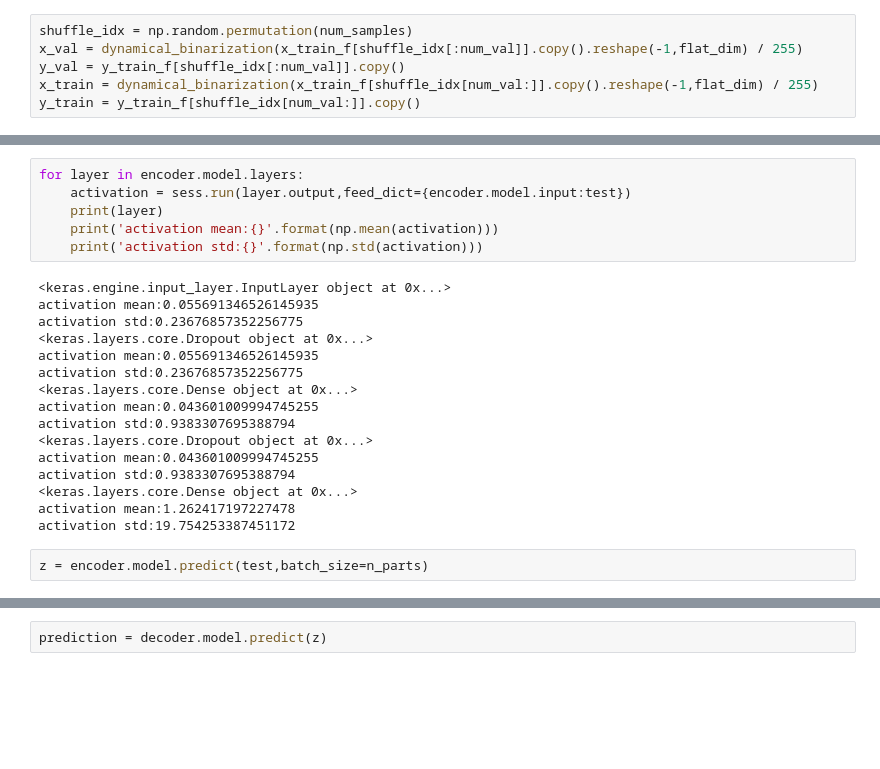
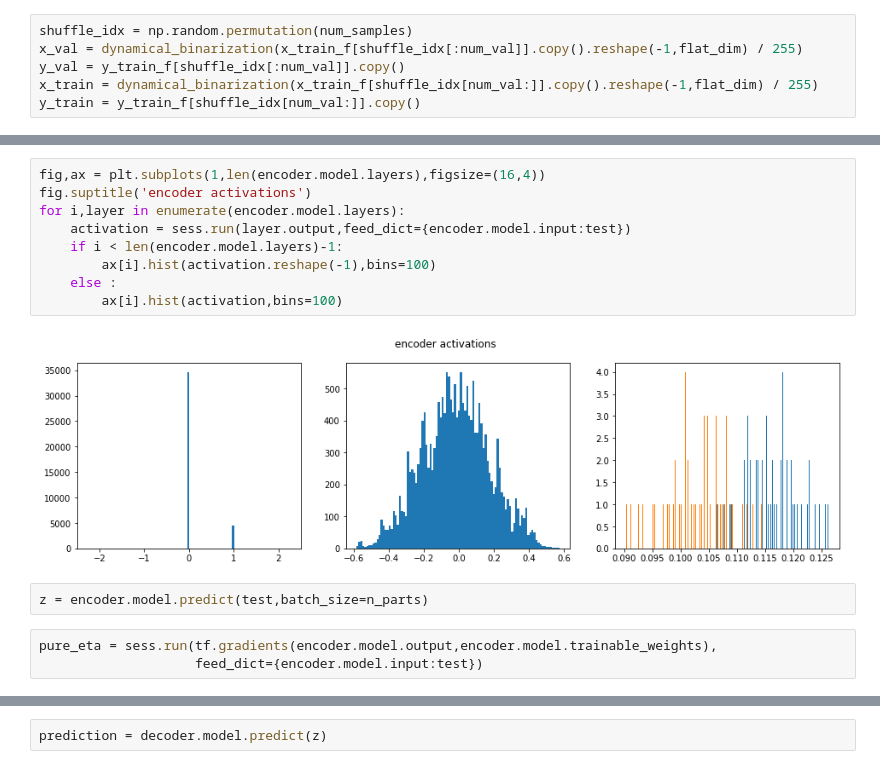
Before and after one commit to jthuemmel/svgd, a Jupyter notebook: stein_vae.ipynb, the cells around one changed output, grey strips where cells are left out. Drawn from its saved outputs; the diff is of its cells as text; blank space fills up the shorter version.

```diff
--- a/stein_vae.ipynb
+++ b/stein_vae.ipynb
@@ -208,24 +214,16 @@ for i,weight in enumerate(weights):
-# %%
-for layer in encoder.model.layers:
-    activation = sess.run(layer.output,feed_dict={encoder.model.input:test})
-    print(layer)
-    print('activation mean:{}'.format(np.mean(activation)))
-    print('activation std:{}'.format(np.std(activation)))
-# %% [output]
-<keras.engine.input_layer.InputLayer object at 0x...>
-activation mean:0.055691346526145935
-activation std:0.23676857352256775
-<keras.layers.core.Dropout object at 0x...>
-activation mean:0.055691346526145935
-activation std:0.23676857352256775
-<keras.layers.core.Dense object at 0x...>
-activation mean:0.043601009994745255
-activation std:0.9383307695388794
-<keras.layers.core.Dropout object at 0x...>
-activation mean:0.043601009994745255
-activation std:0.9383307695388794
-<keras.layers.core.Dense object at 0x...>
-activation mean:1.262417197227478
-activation std:19.754253387451172
+# %%
+fig,ax = plt.subplots(1,len(encoder.model.layers),figsize=(16,4))
+fig.suptitle('encoder activations')
+for i,layer in enumerate(encoder.model.layers):
+    activation = sess.run(layer.output,feed_dict={encoder.model.input:test})
+    if i < len(encoder.model.layers)-1:
+        ax[i].hist(activation.reshape(-1),bins=100)
+    else :
+        ax[i].hist(activation,bins=100)
+# %% [output]
+[figure, added]
 # %%
 z = encoder.model.predict(test,batch_size=n_parts)
+# %%
+pure_eta = sess.run(tf.gradients(encoder.model.output,encoder.model.trainable_weights),
+                    feed_dict={encoder.model.input:test})
```
Also changed, not shown: parts of 26 cells of this notebook.
